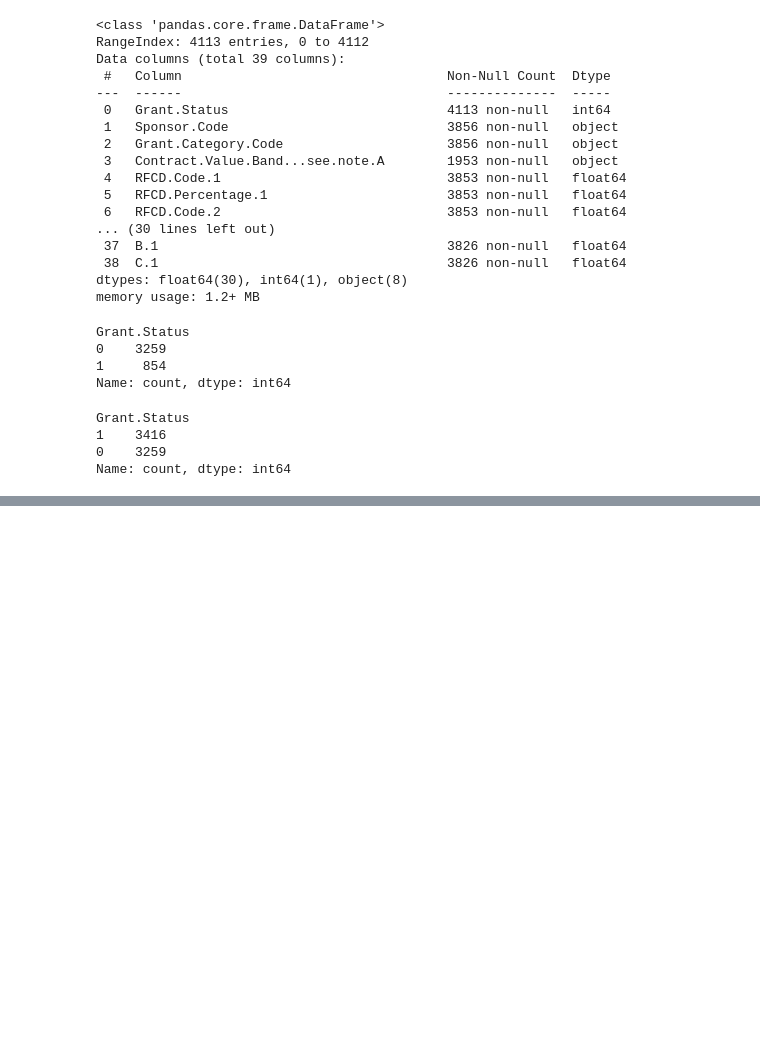
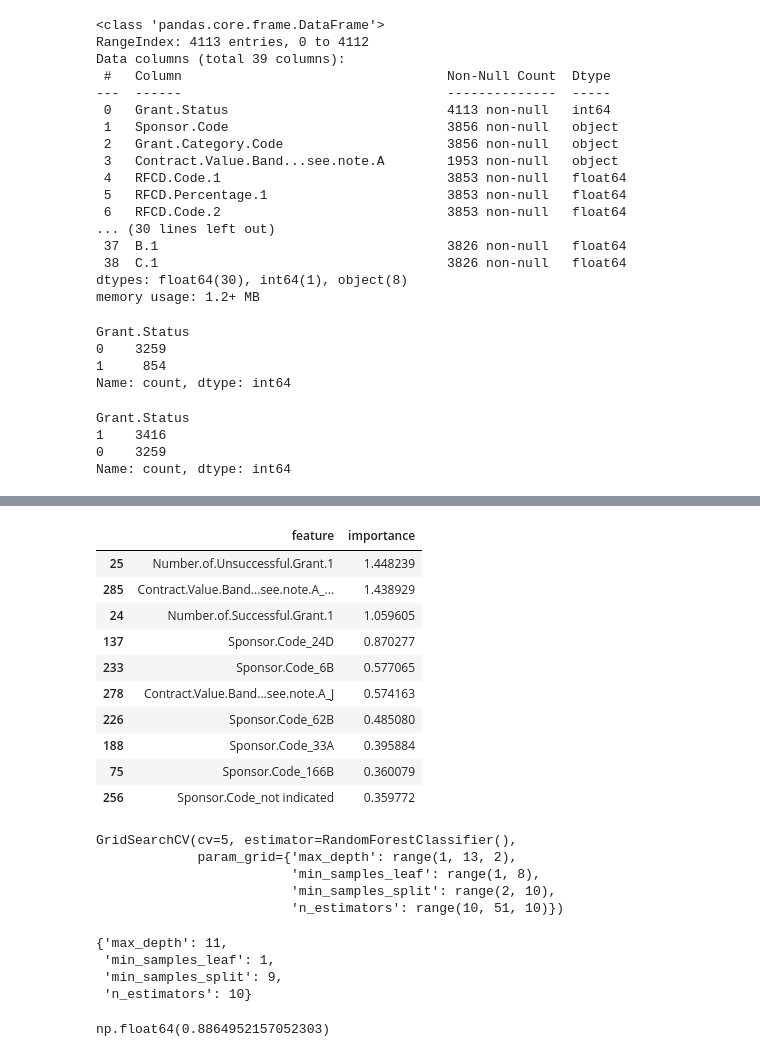
Before and after one commit to korsh624/DS, a Jupyter notebook: 2.5/task1.ipynb, the cells around one changed output, grey strips where cells are left out. Saved outputs shown, nothing was run; the diff lists cells and outputs as text; code cells hidden in the pictures; blank space fills up the shorter version.

```diff
--- a/2.5/task1.ipynb
+++ b/2.5/task1.ipynb
@@ -201,0 +228,14 @@ LogisticRegressionCV does not accept missing values encoded as NaN natively. For
+# %%
+pd.DataFrame(zip(list(features_one.columns), list(abs(model.coef_[0]))),columns=['feature','importance']).sort_values(by=['importance'], ascending=False).head(10)
+# %% [output]
+|  | feature | importance |
+| 25 | Number.of.Unsuccessful.Grant.1 | 1.448239 |
+| 285 | Contract.Value.Band...see.note.A_... | 1.438929 |
+| 24 | Number.of.Successful.Grant.1 | 1.059605 |
+| 137 | Sponsor.Code_24D | 0.870277 |
+| 233 | Sponsor.Code_6B | 0.577065 |
+| 278 | Contract.Value.Band...see.note.A_J | 0.574163 |
+| 226 | Sponsor.Code_62B | 0.485080 |
+| 188 | Sponsor.Code_33A | 0.395884 |
+| 75 | Sponsor.Code_166B | 0.360079 |
+| 256 | Sponsor.Code_not indicated | 0.359772 |
@@ -201,0 +250,22 @@ LogisticRegressionCV does not accept missing values encoded as NaN natively. For
+# %%
+grid=GridSearchCV(clf, parametrs, cv=5)
+grid.fit(features_train_scaled, target_train)
+# %% [output]
+GridSearchCV(cv=5, estimator=RandomForestClassifier(),
+             param_grid={'max_depth': range(1, 13, 2),
+                         'min_samples_leaf': range(1, 8),
+                         'min_samples_split': range(2, 10),
+                         'n_estimators': range(10, 51, 10)})
+# %%
+grid.best_params_
+# %% [output]
+{'max_depth': 11,
+ 'min_samples_leaf': 1,
+ 'min_samples_split': 9,
+ 'n_estimators': 10}
+# %%
+model=RandomForestClassifier(random_state=12, class_weight='balanced', max_depth=11, min_samples_leaf=1, min_samples_split=9,n_estimators=10)
+model.fit(features_train_scaled, target_train)
+roc_auc_score(target_test, model.predict_proba(features_test_scaled)[:,1])
+# %% [output]
+np.float64(0.8864952157052303)
```
Also changed, not shown: parts of 14 cells of this notebook.
